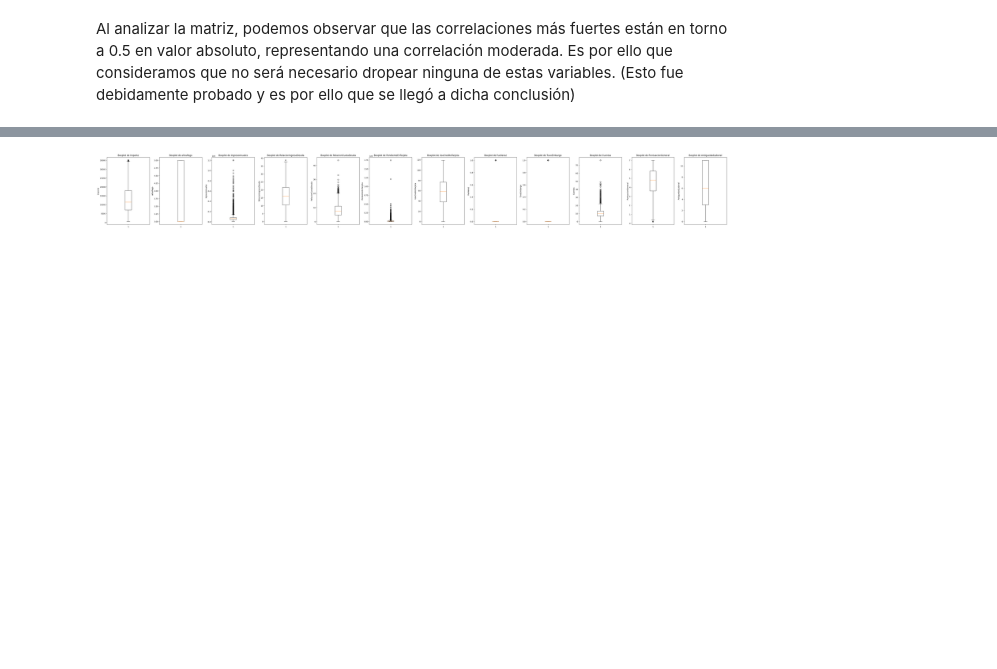
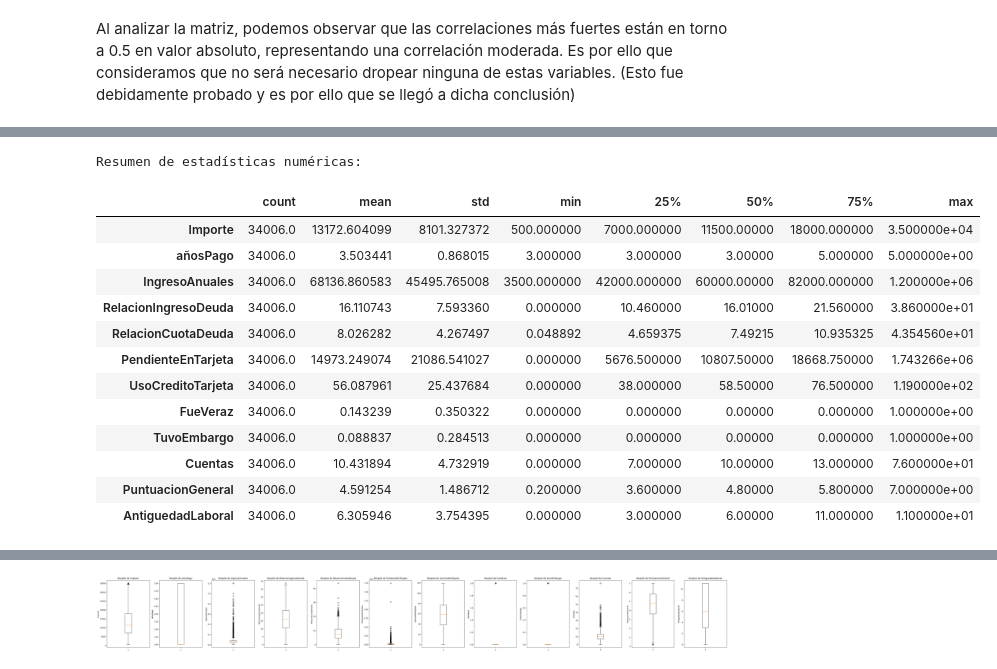
Before and after one commit to Alejo55/TALESTEMA, a Jupyter notebook: TALESTEMA.ipynb, the cells around one changed output, grey strips where cells are left out. Cells and saved outputs as stored; diff of their text form; code cells hidden in the pictures; blank space fills up the shorter version.

```diff
--- a/TALESTEMA.ipynb
+++ b/TALESTEMA.ipynb
@@ -99,0 +105,19 @@ Al analizar la matriz, podemos observar que las correlaciones más fuertes está
+# %%
+# Resumen de estadísticas
+print("\nResumen de estadísticas numéricas:")
+df.describe().T
+# %% [output]
+Resumen de estadísticas numéricas:
+|  | count | mean | std | min | 25% | 50% | 75% | max |
+| Importe | 34006.0 | 13172.604099 | 8101.327372 | 500.000000 | 7000.000000 | 11500.00000 | 18000.000000 | 3.500000e+04 |
+| añosPago | 34006.0 | 3.503441 | 0.868015 | 3.000000 | 3.000000 | 3.00000 | 5.000000 | 5.000000e+00 |
+| IngresoAnuales | 34006.0 | 68136.860583 | 45495.765008 | 3500.000000 | 42000.000000 | 60000.00000 | 82000.000000 | 1.200000e+06 |
+| RelacionIngresoDeuda | 34006.0 | 16.110743 | 7.593360 | 0.000000 | 10.460000 | 16.01000 | 21.560000 | 3.860000e+01 |
+| RelacionCuotaDeuda | 34006.0 | 8.026282 | 4.267497 | 0.048892 | 4.659375 | 7.49215 | 10.935325 | 4.354560e+01 |
+| PendienteEnTarjeta | 34006.0 | 14973.249074 | 21086.541027 | 0.000000 | 5676.500000 | 10807.50000 | 18668.750000 | 1.743266e+06 |
+| UsoCreditoTarjeta | 34006.0 | 56.087961 | 25.437684 | 0.000000 | 38.000000 | 58.50000 | 76.500000 | 1.190000e+02 |
+| FueVeraz | 34006.0 | 0.143239 | 0.350322 | 0.000000 | 0.000000 | 0.00000 | 0.000000 | 1.000000e+00 |
+| TuvoEmbargo | 34006.0 | 0.088837 | 0.284513 | 0.000000 | 0.000000 | 0.00000 | 0.000000 | 1.000000e+00 |
+| Cuentas | 34006.0 | 10.431894 | 4.732919 | 0.000000 | 7.000000 | 10.00000 | 13.000000 | 7.600000e+01 |
+| PuntuacionGeneral | 34006.0 | 4.591254 | 1.486712 | 0.200000 | 3.600000 | 4.80000 | 5.800000 | 7.000000e+00 |
+| AntiguedadLaboral | 34006.0 | 6.305946 | 3.754395 | 0.000000 | 3.000000 | 6.00000 | 11.000000 | 1.100000e+01 |
```
Also changed, not shown: parts of 53 cells of this notebook, 1 other file.
